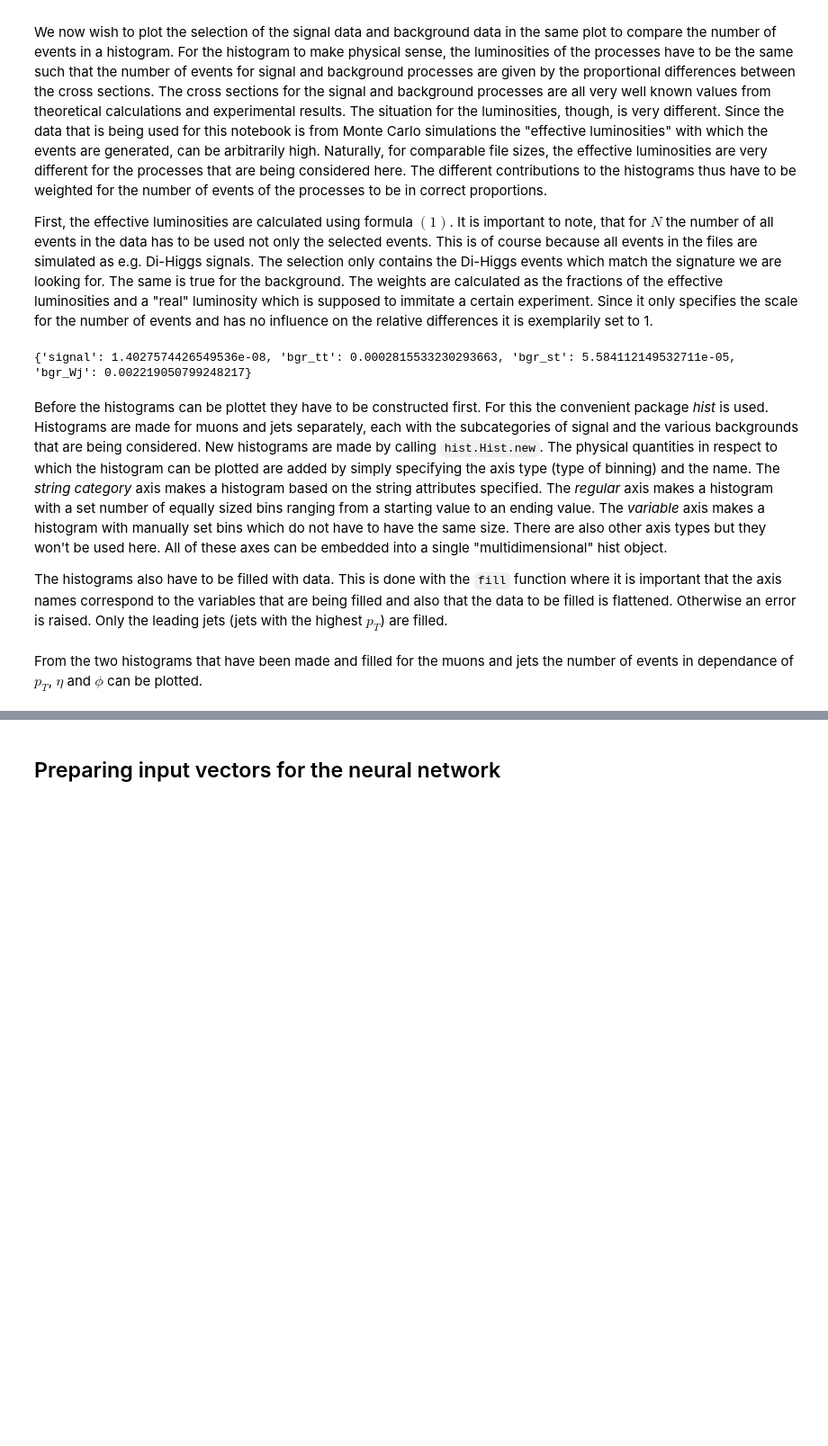
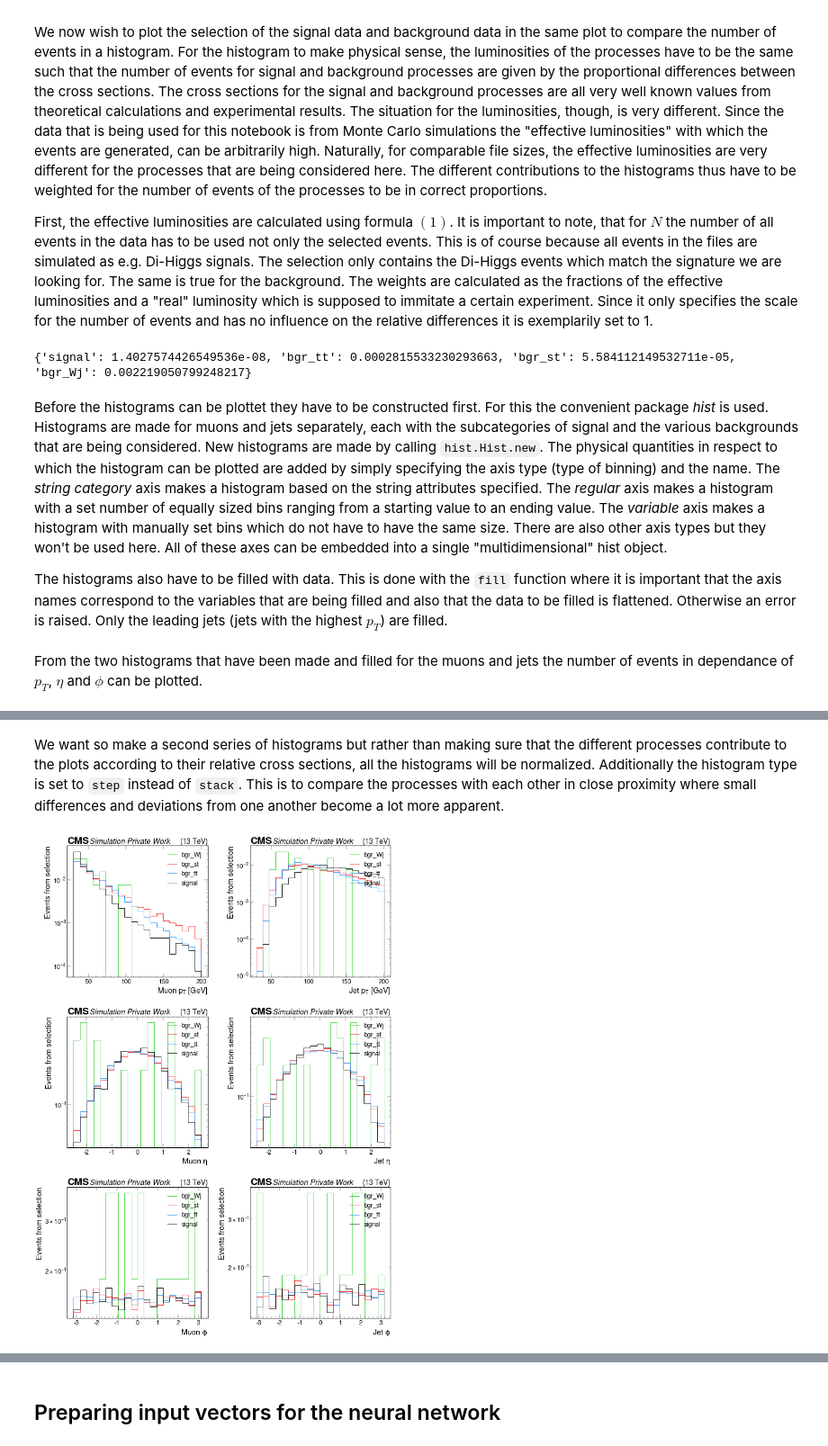
Before and after one commit to ArtMk/lhc-ml, a Jupyter notebook: 04_Event_Selection.ipynb, the cells around one changed output, grey strips where cells are left out. Shown at 90% size. Saved outputs shown, nothing was run; the diff lists cells and outputs as text; code cells hidden in the pictures; blank space fills up the shorter version.

```diff
--- a/04_Event_Selection.ipynb
+++ b/04_Event_Selection.ipynb
@@ -394 +395,64 @@ plt.show()
+# %% [markdown]
+We want so make a second series of histograms but rather than making sure that the different processes contribute to the plots according to their relative cross sections, all the histograms will be normalized. Additionally the histogram type is set to `step` instead of `stack`. This is to compare the processes with each other in close proximity where small differences and deviations from one another become a lot more apparent.
+# %%
+# cms style
+plt.style.use(mplhep.style.CMS)
+
+fig = plt.figure(figsize = (20, 20*3/2), facecolor = 'white', dpi = 40)
+
+fig.subplots_adjust(wspace=0.3, hspace=0.3)
+
+# a splash of color
+plt.rcParams['axes.prop_cycle'] = plt.cycler(color=["limegreen", "red", "dodgerblue"])
+# plt.rcParams['axes.prop_cycle'] = plt.cycler(color=["thistle", "mediumorchid", "indigo"])
+# plt.rcParams['axes.prop_cycle'] = plt.cycler(color=["limegreen", "yellow", "red"])
+
+# opacity of the plots
+a = 1
+
+# assignment of axes
+ax1 = fig.add_subplot(3, 2, 1)
+ax4 = fig.add_subplot(3, 2, 2)
+ax2 = fig.add_subplot(3, 2, 3)
+
+ax5 = fig.add_subplot(3, 2, 4)
+ax3 = fig.add_subplot(3, 2, 5)
+ax6 = fig.add_subplot(3, 2, 6)
+
+axes = {0: ax1, 1: ax2, 2: ax3, 3: ax4, 4: ax5, 5: ax6}
+
+for count, sub_hist in enumerate(selection_hist):
+
+    # plot of background sub histogram
+    sub_hist[1].plot1d(
+        ax = axes[count],
+        overlay = "process",
+        histtype = "step",
+        stack = False,
+        density = True,
+        alpha = a,
+        # edgecolor = (0, 0, 0, 0.3),
+        # label = "muons"
+    )
+
+    # plot of signal sub histogram
+    sub_hist[0].plot1d(
+        ax = axes[count],
+        overlay = "process",
+        histtype = "step",
+        stack = False,
+        density = True,
+        alpha = 1,
+        edgecolor = (0, 0, 0, 0),
+        label = "signal"
+    )
+
+    axes[count].semilogy()
+    axes[count].set_ylabel("Events from selection")
+    mplhep.cms.label(ax = axes[count], label="Private Work")
+    axes[count].legend()
+
+plt.show()
+# %% [output]
+[figure, added]
 # %% [markdown]
```
Also changed, not shown: parts of 7 cells of this notebook, 1 other file.
